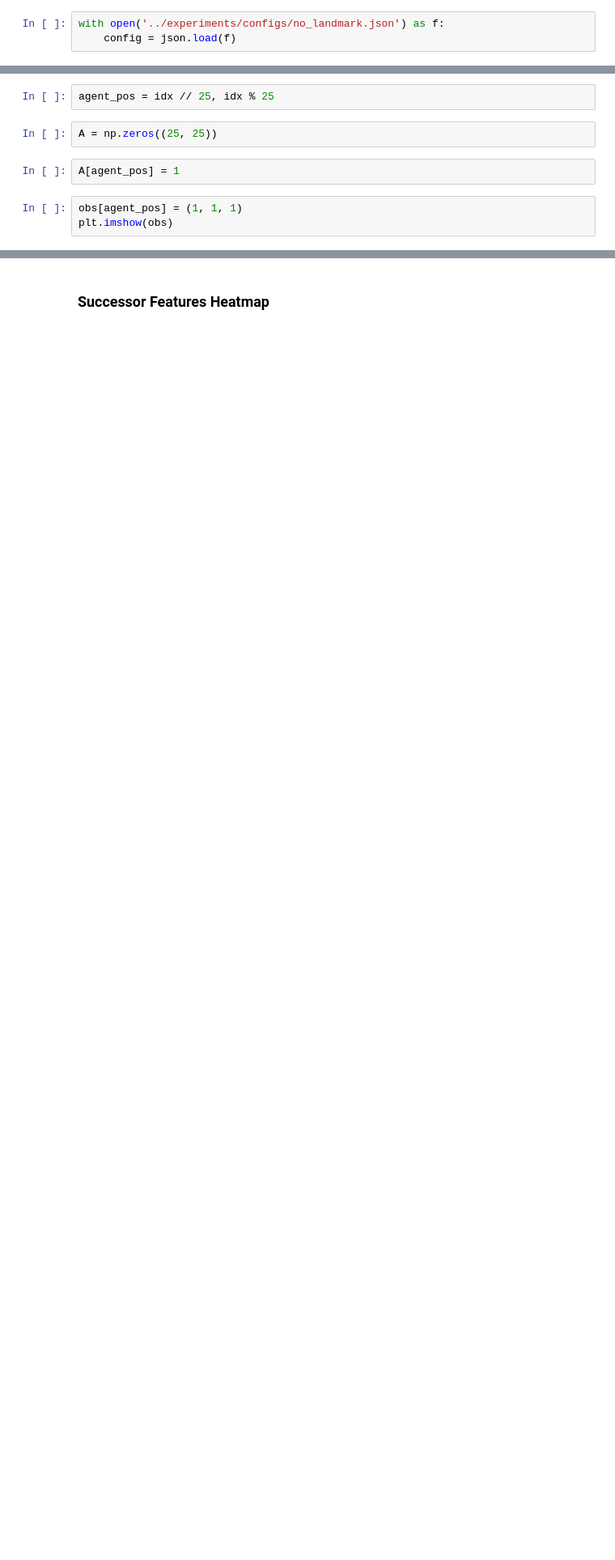
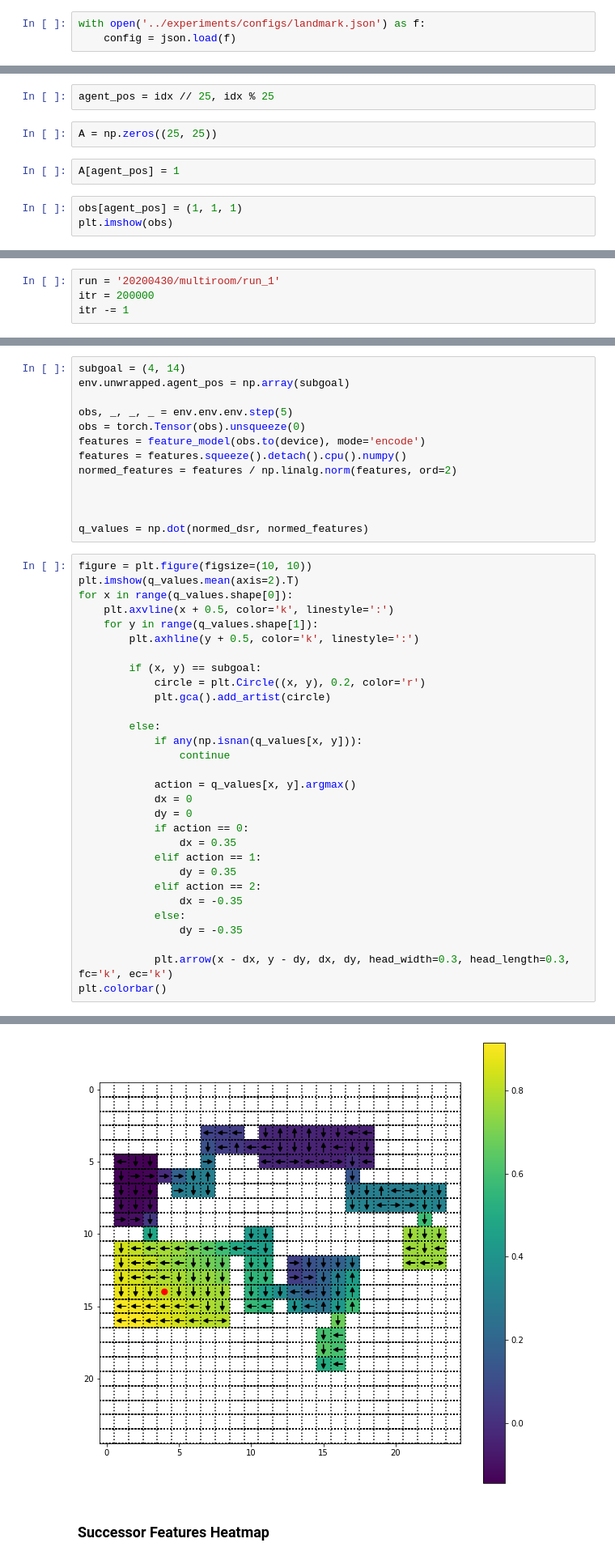
Before and after one commit to 2016choang/sfl, a Jupyter notebook: playground/new-envs.ipynb, the cells around one changed output, grey strips where cells are left out. Shown at 81% size. Saved outputs shown, nothing was run; the diff lists cells and outputs as text; blank space fills up the shorter version.

Commit message:
Additional landmark logging, true distance landmark graph

```diff
--- a/playground/new-envs.ipynb
+++ b/playground/new-envs.ipynb
@@ -125,5 +28,5 @@ A[range(len(A) - 1)]
 # %%
-with open('../experiments/configs/no_landmark.json') as f:
+with open('../experiments/configs/landmark.json') as f:
     config = json.load(f)
 # %%
 mode = config['mode']
@@ -202,0 +154,4 @@ plt.imshow(obs)
+# %%
+run = '20200430/multiroom/run_1'
+itr = 200000
+itr -= 1
@@ -202,0 +199,44 @@ plt.imshow(obs)
+# %%
+subgoal = (4, 14)
+env.unwrapped.agent_pos = np.array(subgoal)
+
+obs, _, _, _ = env.env.env.step(5)
+obs = torch.Tensor(obs).unsqueeze(0)
+features = feature_model(obs.to(device), mode='encode')
+features = features.squeeze().detach().cpu().numpy()
+normed_features = features / np.linalg.norm(features, ord=2)
+
+
+
+q_values = np.dot(normed_dsr, normed_features)
+# %%
+figure = plt.figure(figsize=(10, 10))
+plt.imshow(q_values.mean(axis=2).T)
+for x in range(q_values.shape[0]):
+    plt.axvline(x + 0.5, color='k', linestyle=':')
+    for y in range(q_values.shape[1]):
+        plt.axhline(y + 0.5, color='k', linestyle=':')
+
+        if (x, y) == subgoal:
+            circle = plt.Circle((x, y), 0.2, color='r')
+            plt.gca().add_artist(circle)
+
+        else:
+            if any(np.isnan(q_values[x, y])):
+                continue
+
+            action = q_values[x, y].argmax()
+            dx = 0
+            dy = 0
+            if action == 0:
+                dx = 0.35
+            elif action == 1:
+                dy = 0.35
+            elif action == 2:
+                dx = -0.35
+            else:
+                dy = -0.35
+
+            plt.arrow(x - dx, y - dy, dx, dy, head_width=0.3, head_length=0.3, fc='k', ec='k')
+plt.colorbar()
+# %% [output]
@@ -203,3 +244,4 @@ plt.imshow(obs)
+[figure, added]
 # %% [markdown]
 ### Successor Features Heatmap
 # %%
```
Also changed, not shown: parts of 36 cells of this notebook, 4 other files.
